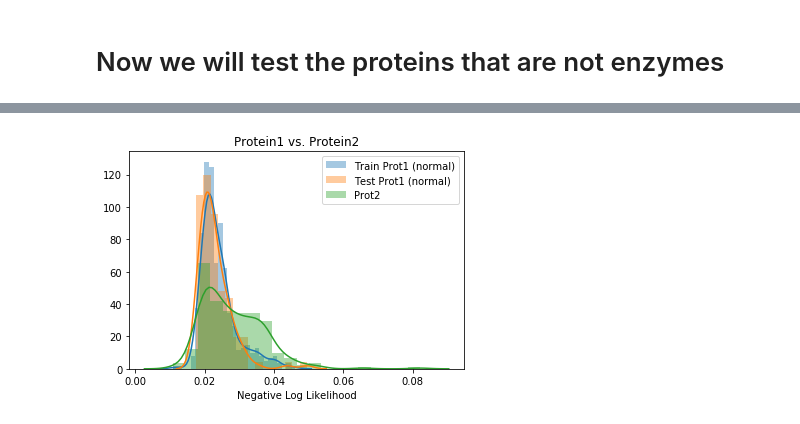
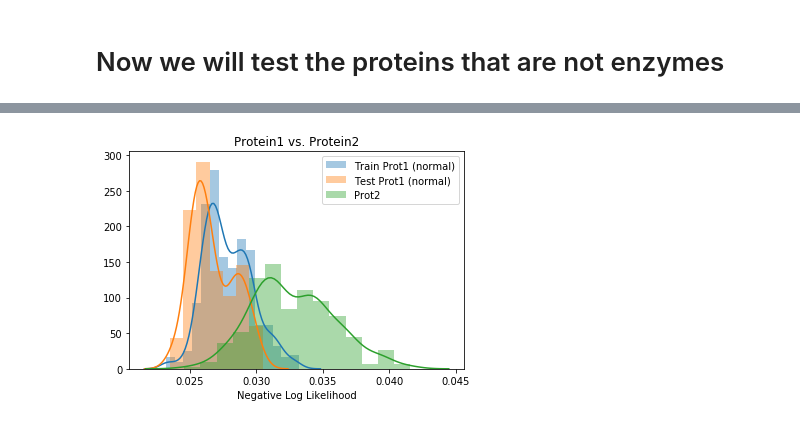
Before and after one commit to JiaxuanYou/graph-generation, a Jupyter notebook: Protein_Type_Comparison.ipynb, the cells around one changed output, grey strips where cells are left out. Cells and saved outputs as stored; diff of their text form; code cells hidden in the pictures.

```diff
--- a/Protein_Type_Comparison.ipynb
+++ b/Protein_Type_Comparison.ipynb
@@ -41,7 +41,7 @@ output = GRU_plain(input_size=1, embedding_size=args_prot1.embedding_size_rnn_ou
 # the trained on enzymes.
 # Note we pass in the args_enzy because the model we are
 # using are trained in the enzyme dataset
-train_nlls, train_avg_nlls = calc_nll(args_prot1, train_loader, rnn, output, max_iter=10, load_epoch=1800, log=1)
+train_nlls, train_avg_nlls = calc_nll(args_prot1, train_loader, rnn, output, max_iter=10, load_epoch=2500, log=1)
 
 train_avg_nlls_iter = np.array(train_avg_nlls)
 train_avg_nlls_iter = train_avg_nlls_iter.reshape((10, len(train_loader)))
@@ -49,7 +49,7 @@ train_avg_nlls_iter = np.mean(train_avg_nlls_iter, axis=0)
 
 # Analysis of the test data set nlls.
 # We really gotta train over more data!
-test_nlls, test_avg_nlls = calc_nll(args_prot1, test_loader, rnn, output, load_epoch=1800, max_iter=10, log=1)
+test_nlls, test_avg_nlls = calc_nll(args_prot1, test_loader, rnn, output, load_epoch=2500, max_iter=10, log=1)
 
 test_avg_nlls_iter = np.array(test_avg_nlls)
 test_avg_nlls_iter = test_avg_nlls_iter.reshape((10, len(test_loader)))
@@ -75,7 +75,7 @@ Average Nll over train data: 1468.9610523973774
 # %%
 # Analysis of the test data set nlls.
 # We really gotta train over more data!
-test_nlls, test_avg_nlls = calc_nll(args_prot1, test_loader, rnn, output, load_epoch=1800, max_iter=10, log=1)
+test_nlls, test_avg_nlls = calc_nll(args_prot1, test_loader, rnn, output, load_epoch=2500, max_iter=10, log=1)
 
 test_avg_nlls_iter = np.array(test_avg_nlls)
 test_avg_nlls_iter = test_avg_nlls_iter.reshape((10, len(test_loader)))
@@ -122,6 +133,9 @@ hist = sns.distplot(train_avg_nlls,kde=True)
 # %%
 # Average the likelihoods across the iterations for each graph
 plt.figure()
+train_avg_nlls_iter = np.array(train_avg_nlls)
+train_avg_nlls_iter = train_avg_nlls_iter.reshape((len(train_loader), 10))
+train_avg_nlls_iter = np.mean(train_avg_nlls_iter, axis=1)
 sns.distplot(train_avg_nlls_iter,kde=True)
 # %% [output]
 <matplotlib.axes._subplots.AxesSubplot at 0x...>
@@ -137,6 +151,9 @@ Text(0.5,1,'NLL summed across features')
 # %%
 # Average the likelihoods across the iterations for each graph
 plt.figure()
+test_avg_nlls_iter = np.array(test_avg_nlls)
+test_avg_nlls_iter = test_avg_nlls_iter.reshape((len(test_loader), 10))
+test_avg_nlls_iter = np.mean(test_avg_nlls_iter, axis=1)
 sns.distplot(test_avg_nlls_iter,kde=True)
 plt.title("NLL averaged over Features and Iterations ")
 # %% [output]
@@ -228,7 +246,10 @@ Text(0.5,1,'Comparison of Prot1 and Prot2 (avg nll over iteration)')
 # %%
+prot2_avg_nlls_iter = np.array(prot2_avg_nlls)
+prot2_avg_nlls_iter = prot2_avg_nlls_iter.reshape((len(prot2_loader), 10))
+prot2_avg_nlls_iter = np.mean(prot2_avg_nlls_iter, axis=1)
 fig, ax_compare = compare_dist([train_avg_nlls_iter, test_avg_nlls_iter, prot2_avg_nlls_iter],
                                ['Train Prot1 (normal)', 'Test Prot1 (normal)', 'Prot2'],
                               "Protein1 vs. Protein2")
 fig.savefig("NLL_Figures/Protein1-Vs-Prot2")
 # %% [output]
-[figure, old version]
+[figure, new version]
```
Also changed, not shown: parts of 11 cells of this notebook, 15 other files.
